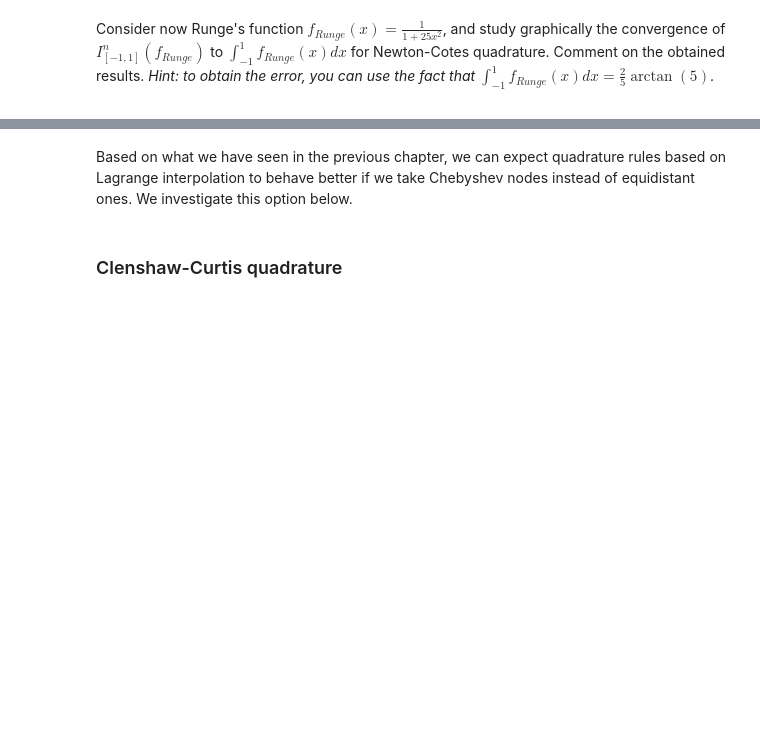
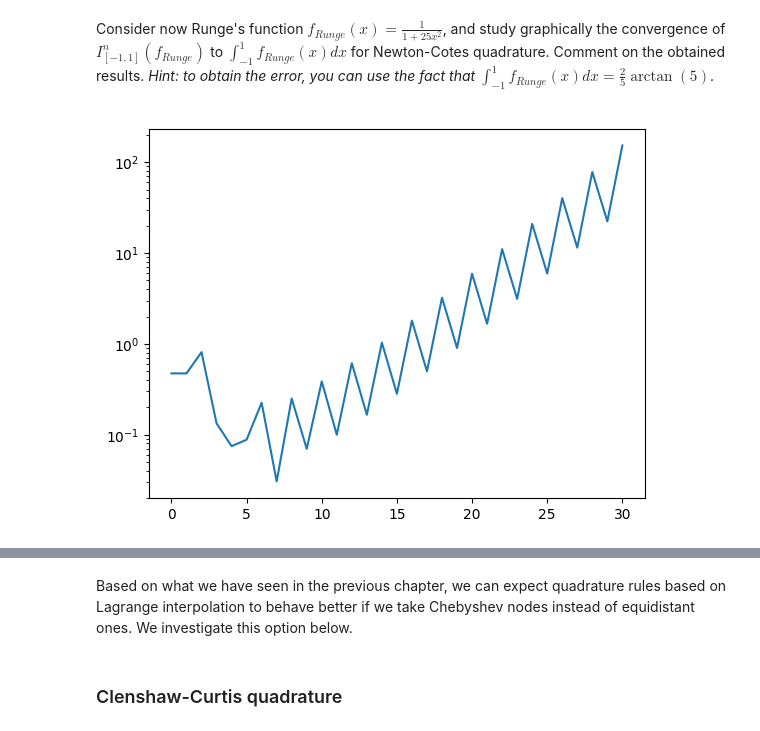
Before and after one commit to raulandrei00/Polytechnique_L1, a Jupyter notebook: numerical analysis/Chapter3_NumericalIntegration/3-NumericalIntegration.ipynb, the cells around one changed output, grey strips where cells are left out. Drawn from its saved outputs; the diff is of its cells as text; code cells hidden in the pictures; blank space fills up the shorter version.

```diff
--- a/numerical analysis/Chapter3_NumericalIntegration/3-NumericalIntegration.ipynb
+++ b/numerical analysis/Chapter3_NumericalIntegration/3-NumericalIntegration.ipynb
@@ -842,17 +849,26 @@ Consider now Runge's function $f_{Runge}(x)=\frac{1}{1+25x^2}$, and study graphi
 # %%
 def f_Runge(x):
     return 1/(1+25*x**2)
 
 I = 2/5 * atan(5) # exact value value the integral
 
 # computation of the approximated value of the integral for n = 0,...,nmax
-...
+tab_n = np.arange(0 , nmax+1)
+tab_In = np.zeros(nmax+1)
+
+for n in tab_n:
+    x_n , w_n = np.linspace(-1 , 1 , n+1) , coeffs_NewtonCotes(n)[1]
+    tab_In[n] = sum([f_Runge(x_n[i]) * w_n[i] for i in range(n+1)])
 
 # computation of the error
-...
+tab_err = [abs(tab_In[n] - I) for n in tab_n]
 
 # plot
-...
+plt.plot(tab_n , tab_err)
+plt.yscale("log")
+plt.show()
+# %% [output]
+[figure, added]
 # %% [markdown]
 <div markdown=1 class='Answer'>
 # %% [markdown]
```
Also changed, not shown: parts of 20 cells of this notebook, 5 other files.
